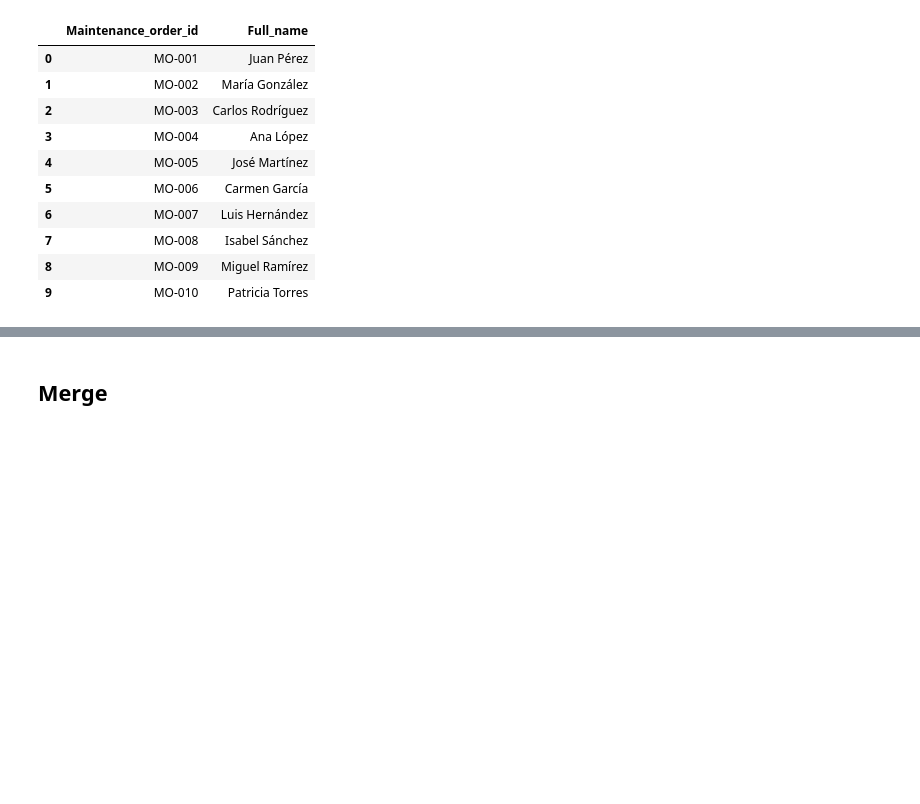
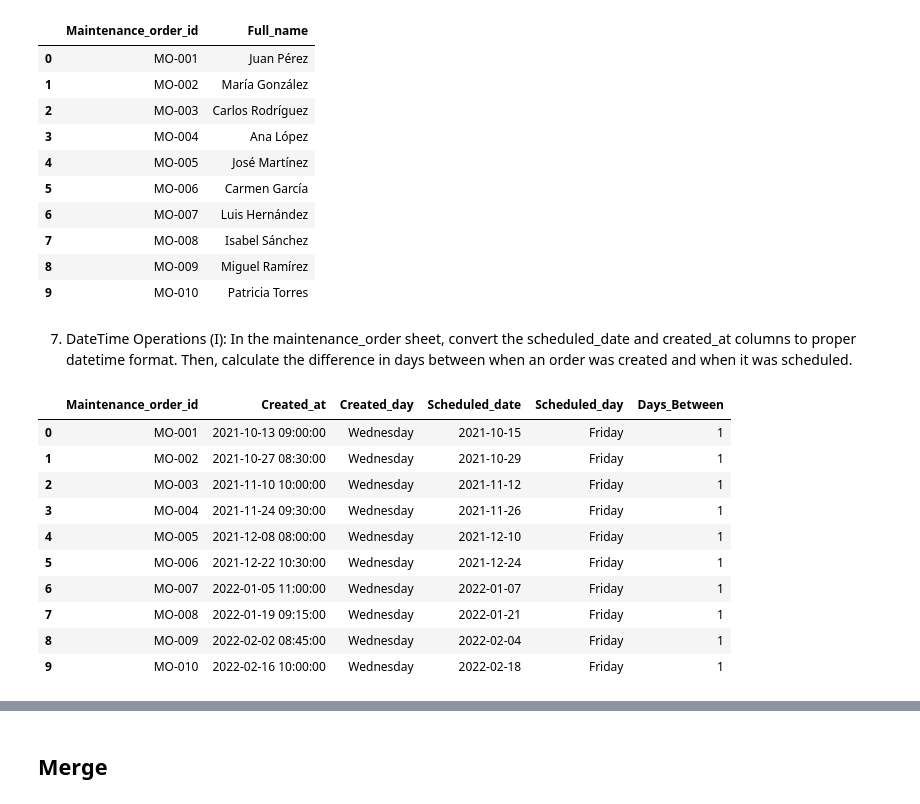
Before and after one commit to EumT07/ac-service-tracker-mvp, a Jupyter notebook: data_generator/data_analyst.ipynb, the cells around one changed output, grey strips where cells are left out. Cells and saved outputs as stored; diff of their text form; code cells hidden in the pictures; blank space fills up the shorter version.

```diff
--- a/data_generator/data_analyst.ipynb
+++ b/data_generator/data_analyst.ipynb
@@ -280,3 +307,28 @@ merged_Client_MO_df[["Maintenance_order_id","Full_name"]].head(10)
 | 7 | MO-008 | Isabel Sánchez |
 | 8 | MO-009 | Miguel Ramírez |
 | 9 | MO-010 | Patricia Torres |
+# %% [markdown]
+7. DateTime Operations (I): In the maintenance_order sheet, convert the scheduled_date and created_at columns to proper datetime format. Then, calculate the difference in days between when an order was created and when it was scheduled.
+# %%
+maintenance_ = (maintenance_order_df["scheduled_date"] - maintenance_order_df["created_at"]).dt.days
+maintenance_delay_df = pd.DataFrame({
+    "Maintenance_order_id": maintenance_order_df["id"],
+    "Created_at": maintenance_order_df["created_at"],
+    "Created_day": maintenance_order_df["created_at"].dt.day_name(),
+    "Scheduled_date": maintenance_order_df["scheduled_date"],
+    "Scheduled_day": maintenance_order_df["scheduled_date"].dt.day_name(),
+    "Days_Between": maintenance_
+})
+maintenance_delay_df.head(10)
+# %% [output]
+|  | Maintenance_order_id | Created_at | Created_day | Scheduled_date | Scheduled_day | Days_Between |
+| 0 | MO-001 | 2021-10-13 09:00:00 | Wednesday | 2021-10-15 | Friday | 1 |
+| 1 | MO-002 | 2021-10-27 08:30:00 | Wednesday | 2021-10-29 | Friday | 1 |
+| 2 | MO-003 | 2021-11-10 10:00:00 | Wednesday | 2021-11-12 | Friday | 1 |
+| 3 | MO-004 | 2021-11-24 09:30:00 | Wednesday | 2021-11-26 | Friday | 1 |
+| 4 | MO-005 | 2021-12-08 08:00:00 | Wednesday | 2021-12-10 | Friday | 1 |
+| 5 | MO-006 | 2021-12-22 10:30:00 | Wednesday | 2021-12-24 | Friday | 1 |
+| 6 | MO-007 | 2022-01-05 11:00:00 | Wednesday | 2022-01-07 | Friday | 1 |
+| 7 | MO-008 | 2022-01-19 09:15:00 | Wednesday | 2022-01-21 | Friday | 1 |
+| 8 | MO-009 | 2022-02-02 08:45:00 | Wednesday | 2022-02-04 | Friday | 1 |
+| 9 | MO-010 | 2022-02-16 10:00:00 | Wednesday | 2022-02-18 | Friday | 1 |
```
Also changed, not shown: parts of 16 cells of this notebook.
